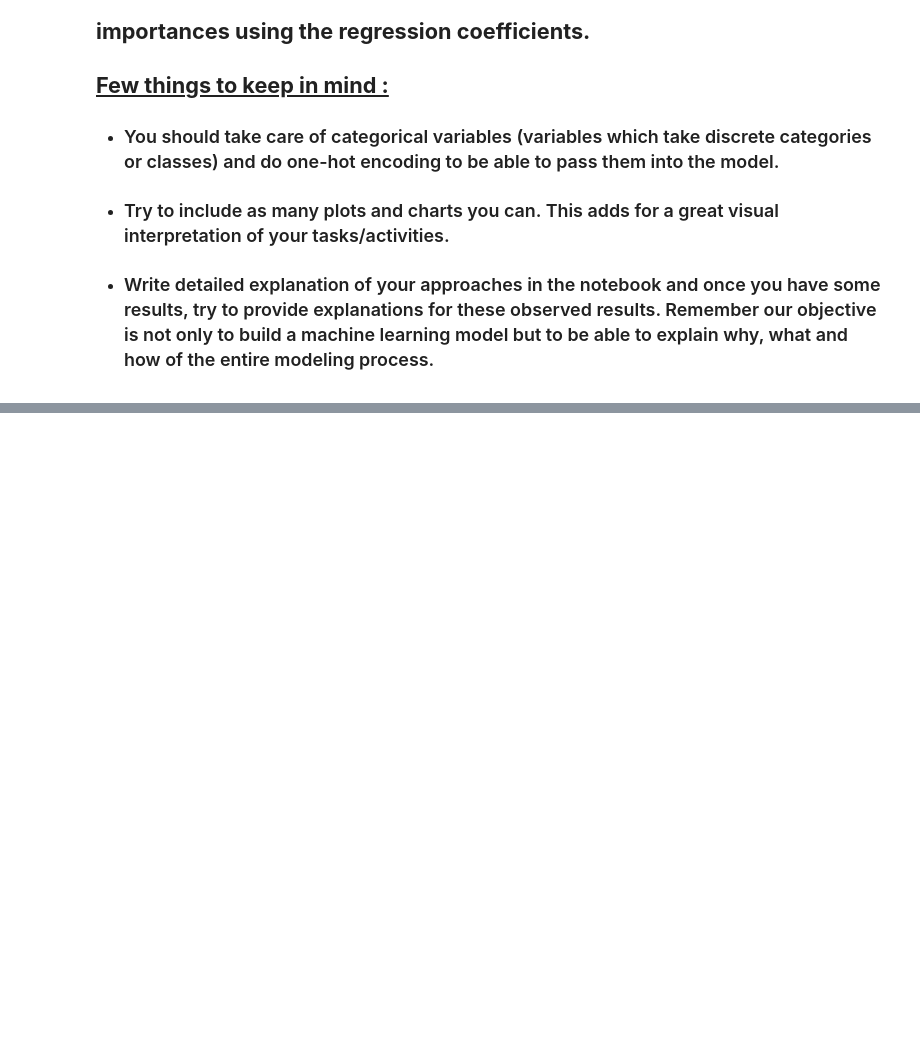
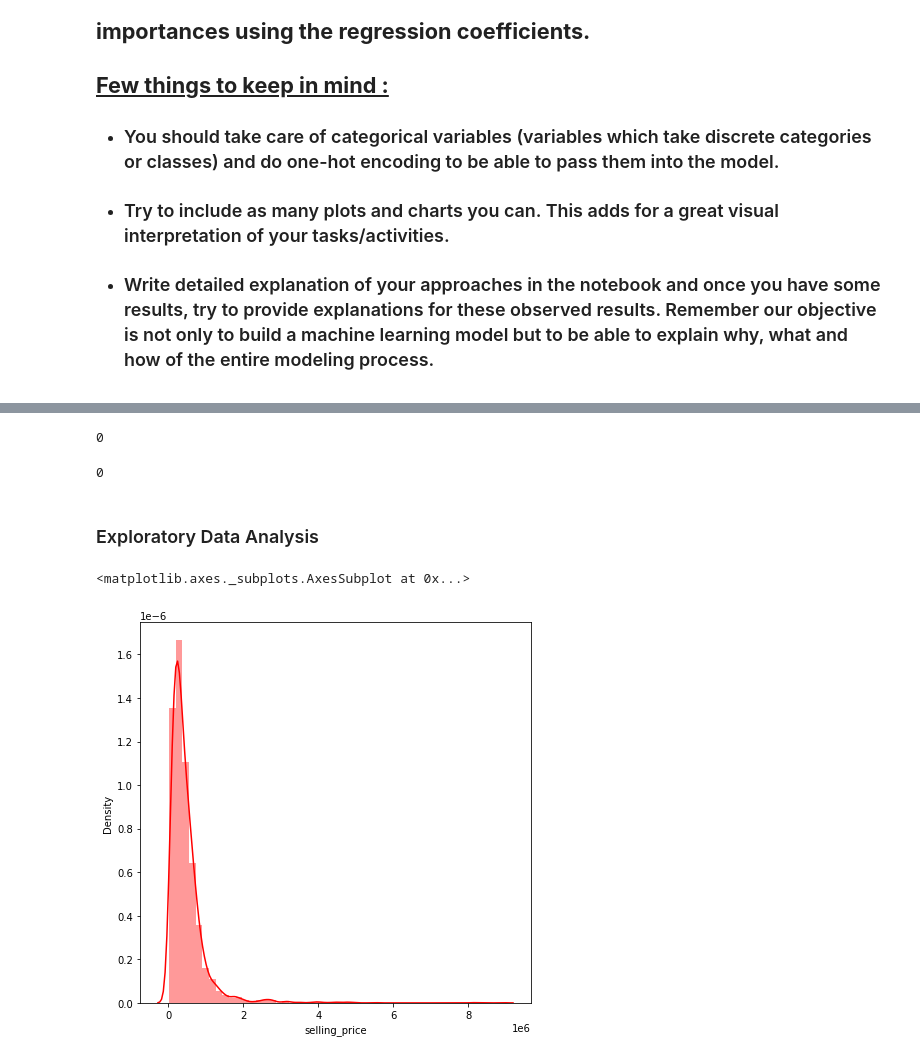
Before and after one commit to raushan9jnv/Car-Dekho-Price-Pridication, a Jupyter notebook: Project_Linear_Regression_(Car_Dekho).ipynb, the cells around one changed output, grey strips where cells are left out. Cells and saved outputs as stored; diff of their text form; code cells hidden in the pictures; blank space fills up the shorter version.

```diff
--- a/Project_Linear_Regression_(Car_Dekho).ipynb
+++ b/Project_Linear_Regression_(Car_Dekho).ipynb
@@ -33,0 +48,6 @@
+# %%
+#path of file
+path= '/content/drive/MyDrive/Almabetter/Machine Learing/Self project-Car Dekho/CAR DETAILS FROM CAR DEKHO.csv'
+# %%
+#importing the dataset
+df= pd.read_csv(path)
@@ -33,0 +141,22 @@
+# %%
+#drop duplicated values
+df.drop_duplicates(inplace=True)
+# %%
+#duplicate values removed successfully
+df.duplicated().sum()
+# %% [output]
+0
+# %%
+#no null values
+df.isnull().sum().sum()
+# %% [output]
+0
+# %% [markdown]
+### Exploratory Data Analysis
+# %%
+#dependent variable selling_price
+plt.figure(figsize=(7,7))
+sns.distplot(df['selling_price'],color='r')
+# %% [output]
+<matplotlib.axes._subplots.AxesSubplot at 0x...>
+[figure, added]
```
Also changed, not shown: parts of 14 cells of this notebook.
